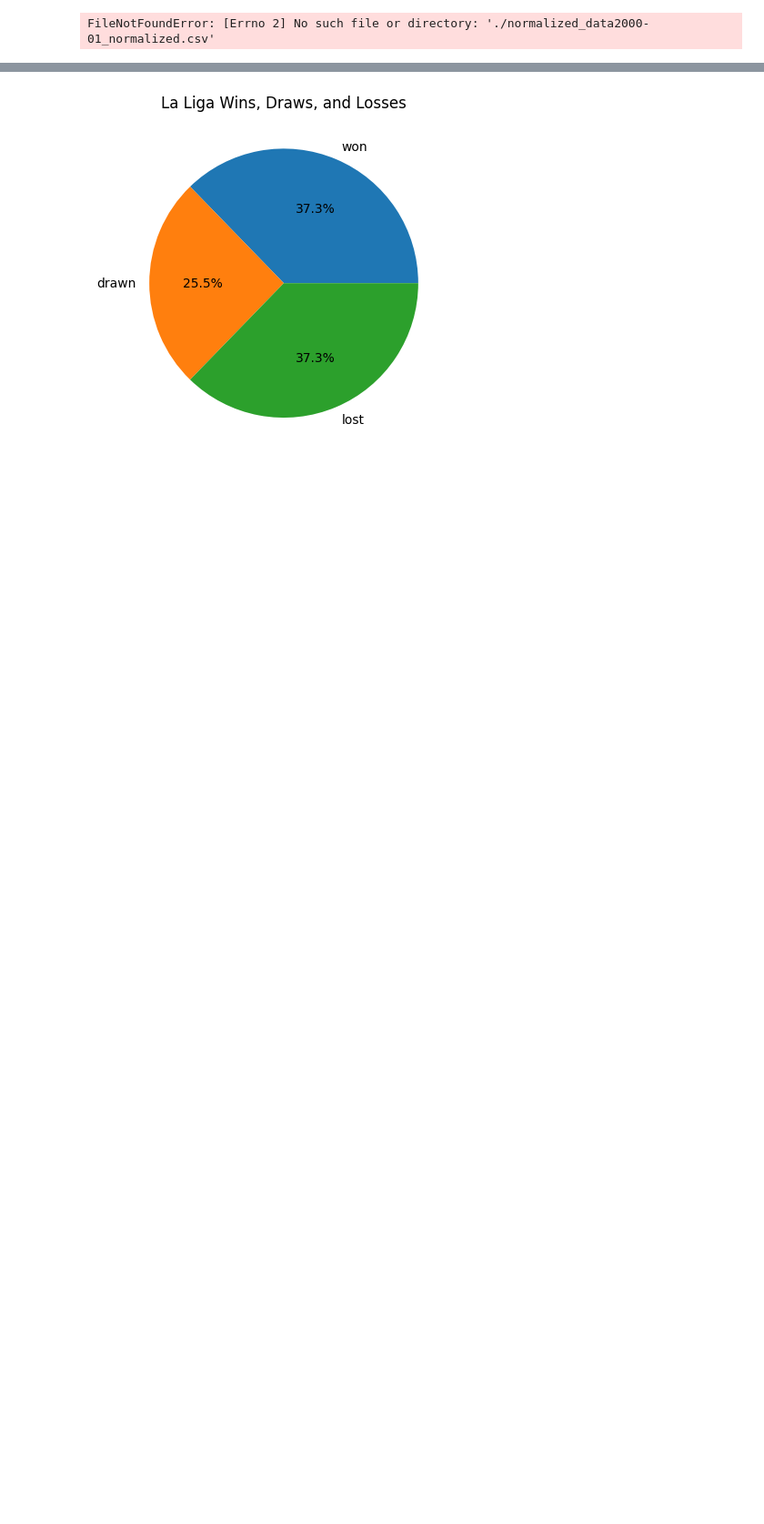
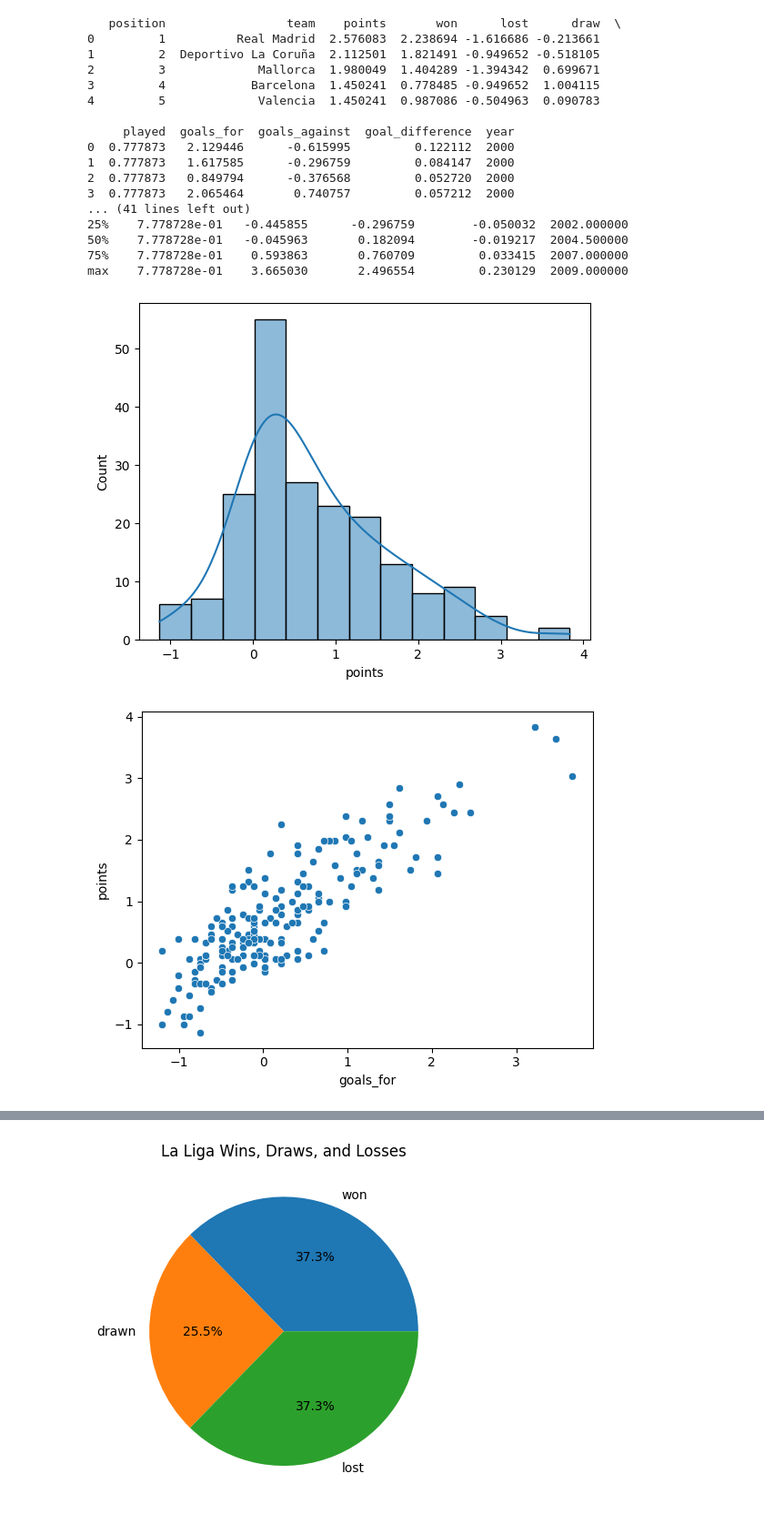
Before and after one commit to shaikhmq20/laliga-winner-predictor, a Jupyter notebook: match_data/eda_2000-2010.ipynb, the cells around one changed output, grey strips where cells are left out. Shown: that part at 91% size. Drawn from its saved outputs; the diff is of its cells as text; code cells hidden in the pictures; blank space fills up the shorter version.

```diff
--- a/match_data/eda_2000-2010.ipynb
+++ b/match_data/eda_2000-2010.ipynb
@@ -7,7 +7,7 @@ year1=2000
 year2=2001
 while(year1!=2010):
     string=str(year1)+"-"+str(year2)[2:]
-    final_string="./normalized_data"+string+"_normalized.csv"
+    final_string="./normalized_data/"+string+"_normalized.csv"
     arr.append(final_string)
     year1=year1+1
     year2=year2+1
@@ -18,34 +18,49 @@ for file_name in arr:
 la_liga = pd.concat(data_frames)
 
 
 
 
 
 
 data= la_liga[['position', 'team', 'points', 'won', 'lost', 'draw', 'played', 'goals_for', 'goal_difference']]
 print(la_liga.head())
 
 
 print(la_liga.shape)
 
 
 print(la_liga.dtypes)
 
 
 print(la_liga.isnull().sum())
 
 
 print(la_liga.describe())
 
 
 sns.histplot(la_liga['points'], kde=True)
 plt.show()
 
 
 sns.scatterplot(x='goals_for', y='points', data=la_liga)
 plt.show()
-
-sns.heatmap(la_liga.corr(), annot=True, cmap='coolwarm')
-plt.show()
 # %% [output]
-FileNotFoundError: [Errno 2] No such file or directory: './normalized_data2000-01_normalized.csv'
+   position                 team    points       won      lost      draw  \
+0         1          Real Madrid  2.576083  2.238694 -1.616686 -0.213661
+1         2  Deportivo La Coruña  2.112501  1.821491 -0.949652 -0.518105
+2         3             Mallorca  1.980049  1.404289 -1.394342  0.699671
+3         4            Barcelona  1.450241  0.778485 -0.949652  1.004115
+4         5             Valencia  1.450241  0.987086 -0.504963  0.090783
+
+     played  goals_for  goals_against  goal_difference  year
+0  0.777873   2.129446      -0.615995         0.122112  2000
+1  0.777873   1.617585      -0.296759         0.084147  2000
+2  0.777873   0.849794      -0.376568         0.052720  2000
+3  0.777873   2.065464       0.740757         0.057212  2000
+... (41 lines left out)
+25%    7.778728e-01   -0.445855      -0.296759        -0.050032  2002.000000
+50%    7.778728e-01   -0.045963       0.182094        -0.019217  2004.500000
+75%    7.778728e-01    0.593863       0.760709         0.033415  2007.000000
+max    7.778728e-01    3.665030       2.496554         0.230129  2009.000000
+[figure, added]
+[figure, added]
```
Also changed, not shown: parts of 4 cells of this notebook, 9 other files.
